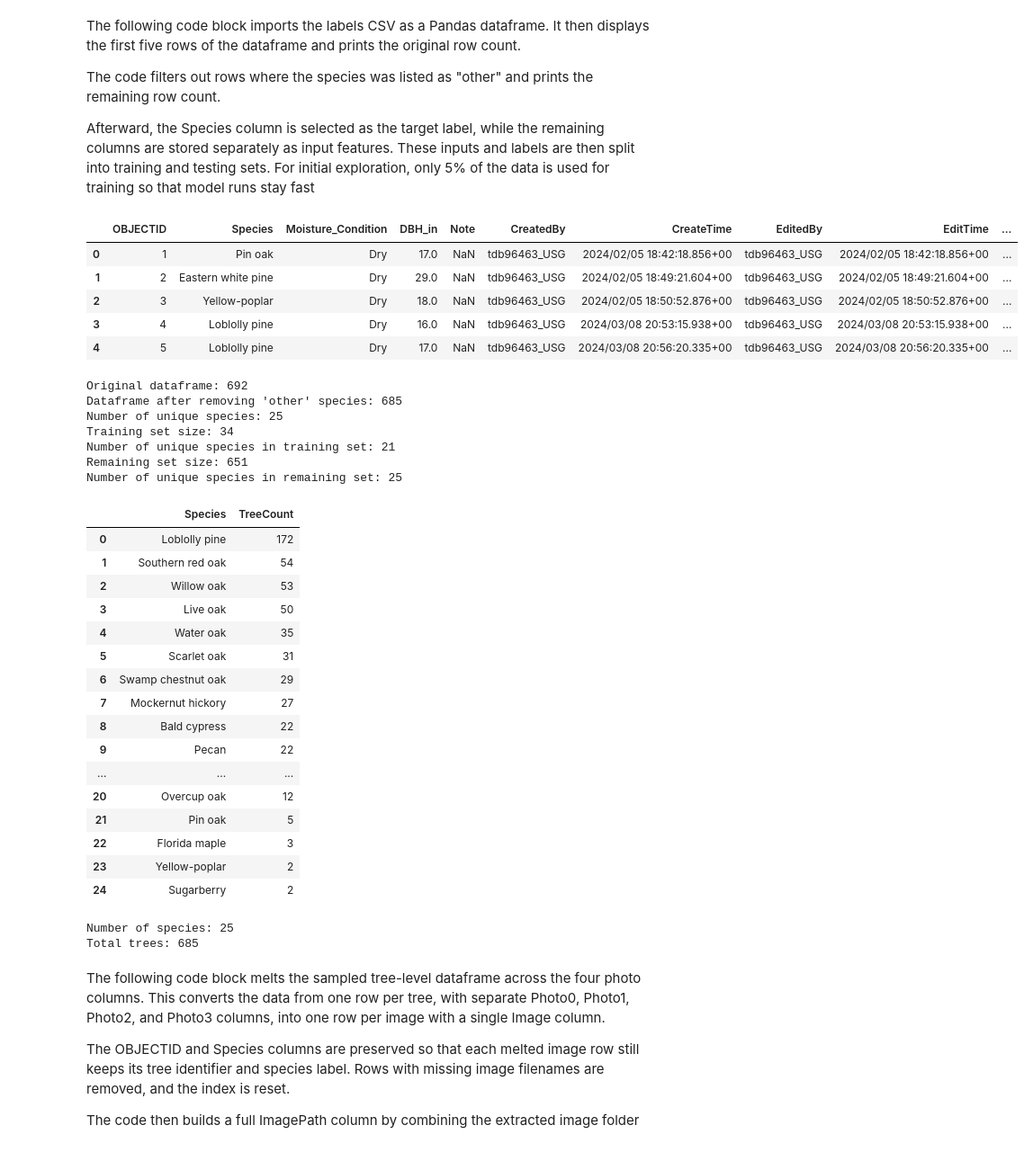
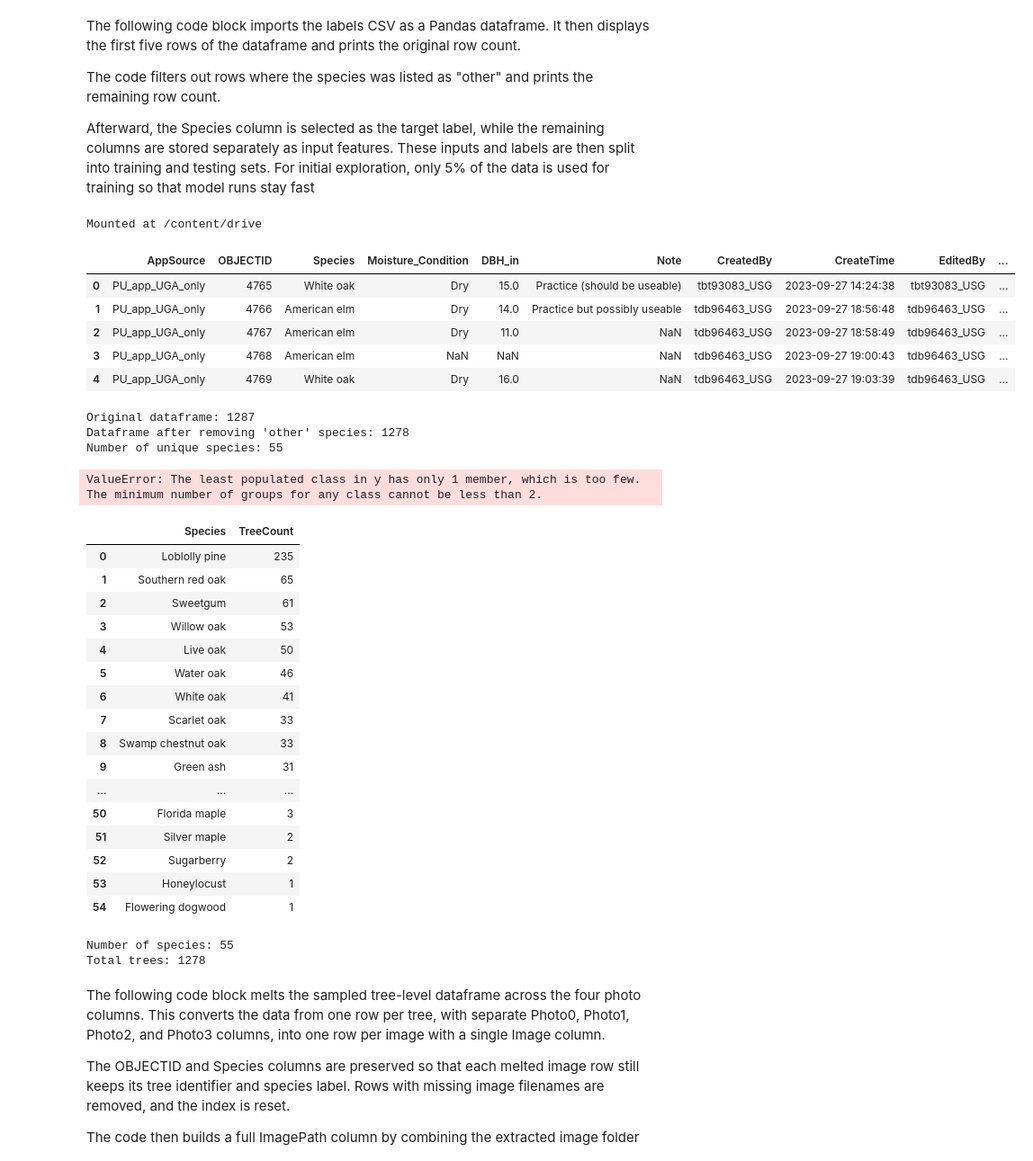
Before and after one commit to JRockMcDoggington/Bark_Imagery, a Jupyter notebook: bark_notebook.ipynb, the cells around one changed output. Shown at 90% size. Saved outputs shown, nothing was run; the diff lists cells and outputs as text; code cells hidden in the pictures.

```diff
--- a/bark_notebook.ipynb
+++ b/bark_notebook.ipynb
@@ -79,64 +79,68 @@ Afterward, the Species column is selected as the target label, while the remaini
 # %%
 import pandas as pd
 from sklearn.model_selection import train_test_split
-
 import os
 
+# Global bool: true if running in Colab, false otherwise
 IN_COLAB = os.path.exists("/content")
 
+# If running in Colab, mount Google Drive and set base path. Otherwise, use current directory.
 if IN_COLAB:
     import importlib
 
     if not os.path.exists("/content/drive/MyDrive"):
+        # The following line is equivalent to: from google.colab import drive
         drive = importlib.import_module("google.colab.drive")
         drive.mount("/content/drive")
 
-    BASE_PATH = "/content/drive/MyDrive/Bark_Imagery/"
+    BASE_PATH = "/content/drive/MyDrive/Bark_Images_Investigation/"
 else:
     BASE_PATH = ""
 
-labels_path = BASE_PATH + "bark_images_and_labels/bark_class_labels.csv"
-extract_path = BASE_PATH + "bark_images_and_labels/BARK_UGA_PICS/"
+# path to dataset labels and images
+labels_path = BASE_PATH + "UGA_bark_class_labels_with_AppSource.csv"
+extract_path = BASE_PATH + "geodatabase_extracted_images/"
 
+# import labels
 df = pd.read_csv(labels_path)
 display(df.head())
 print("Original dataframe:", df.shape[0])
 
-df = df[~df['Species'].str.lower().eq('other')].copy()
+# Copy everything except 'other' species and nans to a new dataframe
+df = df[df["Species"].notna() & ~df['Species'].str.strip().str.lower().eq('other')].copy()
 print("Dataframe after removing 'other' species:", df.shape[0])
 
 print("Number of unique species:", df['Species'].nunique())
 
+# Section off a 5% sample of the data for lightweight experimentation
 sample_tree_df, remaining_tree_df = train_test_split(
     df,
     train_size=0.05,
     random_state=42,
     stratify=df["Species"]
 )
 print("Training set size:", sample_tree_df.shape[0])
 print("Number of unique species in training set:", sample_tree_df['Species'].nunique())
 
 print("Remaining set size:", remaining_tree_df.shape[0])
 print("Number of unique species in remaining set:", remaining_tree_df['Species'].nunique())
 # %% [output]
+Mounted at /content/drive
-|  | OBJECTID | Species | Moisture_Condition | DBH_in | Note | CreatedBy | CreateTime | EditedBy | EditTime | ... |
-| 0 | 1 | Pin oak | Dry | 17.0 | NaN | tdb96463_USG | 2024/02/05 18:42:18.856+00 | tdb96463_USG | 2024/02/05 18:42:18.856+00 | ... |
-| 1 | 2 | Eastern white pine | Dry | 29.0 | NaN | tdb96463_USG | 2024/02/05 18:49:21.604+00 | tdb96463_USG | 2024/02/05 18:49:21.604+00 | ... |
-| 2 | 3 | Yellow-poplar | Dry | 18.0 | NaN | tdb96463_USG | 2024/02/05 18:50:52.876+00 | tdb96463_USG | 2024/02/05 18:50:52.876+00 | ... |
-| 3 | 4 | Loblolly pine | Dry | 16.0 | NaN | tdb96463_USG | 2024/03/08 20:53:15.938+00 | tdb96463_USG | 2024/03/08 20:53:15.938+00 | ... |
-| 4 | 5 | Loblolly pine | Dry | 17.0 | NaN | tdb96463_USG | 2024/03/08 20:56:20.335+00 | tdb96463_USG | 2024/03/08 20:56:20.335+00 | ... |
+|  | AppSource | OBJECTID | Species | Moisture_Condition | DBH_in | Note | CreatedBy | CreateTime | EditedBy | ... |
+| 0 | PU_app_UGA_only | 4765 | White oak | Dry | 15.0 | Practice (should be useable) | tbt93083_USG | 2023-09-27 14:24:38 | tbt93083_USG | ... |
+| 1 | PU_app_UGA_only | 4766 | American elm | Dry | 14.0 | Practice but possibly useable | tdb96463_USG | 2023-09-27 18:56:48 | tdb96463_USG | ... |
+| 2 | PU_app_UGA_only | 4767 | American elm | Dry | 11.0 | NaN | tdb96463_USG | 2023-09-27 18:58:49 | tdb96463_USG | ... |
+| 3 | PU_app_UGA_only | 4768 | American elm | NaN | NaN | NaN | tdb96463_USG | 2023-09-27 19:00:43 | tdb96463_USG | ... |
+| 4 | PU_app_UGA_only | 4769 | White oak | Dry | 16.0 | NaN | tdb96463_USG | 2023-09-27 19:03:39 | tdb96463_USG | ... |
-Original dataframe: 692
-Dataframe after removing 'other' species: 685
-Number of unique species: 25
-Training set size: 34
-Number of unique species in training set: 21
-Remaining set size: 651
-Number of unique species in remaining set: 25
+Original dataframe: 1287
+Dataframe after removing 'other' species: 1278
+Number of unique species: 55
+ValueError: The least populated class in y has only 1 member, which is too few. The minimum number of groups for any class cannot be less than 2.
 # %%
+# Count the number of trees per species in the full data set
 species_counts_df = (
     df["Species"]
     .value_counts()
-    .rename_axis("Species")
     .reset_index(name="TreeCount")
 )
 
@@ -146,24 +150,24 @@ print("Number of species:", species_counts_df.shape[0])
 print("Total trees:", species_counts_df["TreeCount"].sum())
 # %% [output]
 |  | Species | TreeCount |
-| 0 | Loblolly pine | 172 |
-| 1 | Southern red oak | 54 |
-| 2 | Willow oak | 53 |
-| 3 | Live oak | 50 |
-| 4 | Water oak | 35 |
-| 5 | Scarlet oak | 31 |
-| 6 | Swamp chestnut oak | 29 |
-| 7 | Mockernut hickory | 27 |
-| 8 | Bald cypress | 22 |
-| 9 | Pecan | 22 |
+| 0 | Loblolly pine | 235 |
+| 1 | Southern red oak | 65 |
+| 2 | Sweetgum | 61 |
+| 3 | Willow oak | 53 |
+| 4 | Live oak | 50 |
+| 5 | Water oak | 46 |
+| 6 | White oak | 41 |
+| 7 | Scarlet oak | 33 |
+| 8 | Swamp chestnut oak | 33 |
+| 9 | Green ash | 31 |
 | ... | ... | ... |
-| 20 | Overcup oak | 12 |
-| 21 | Pin oak | 5 |
-| 22 | Florida maple | 3 |
-| 23 | Yellow-poplar | 2 |
-| 24 | Sugarberry | 2 |
+| 50 | Florida maple | 3 |
+| 51 | Silver maple | 2 |
+| 52 | Sugarberry | 2 |
+| 53 | Honeylocust | 1 |
+| 54 | Flowering dogwood | 1 |
-Number of species: 25
-Total trees: 685
+Number of species: 55
+Total trees: 1278
 # %% [markdown]
 The following code block melts the sampled tree-level dataframe across the four photo columns. This converts the data from one row per tree, with separate Photo0, Photo1, Photo2, and Photo3 columns, into one row per image with a single Image column.
 
```
Also changed, not shown: parts of 3 cells of this notebook, 2 other files.
